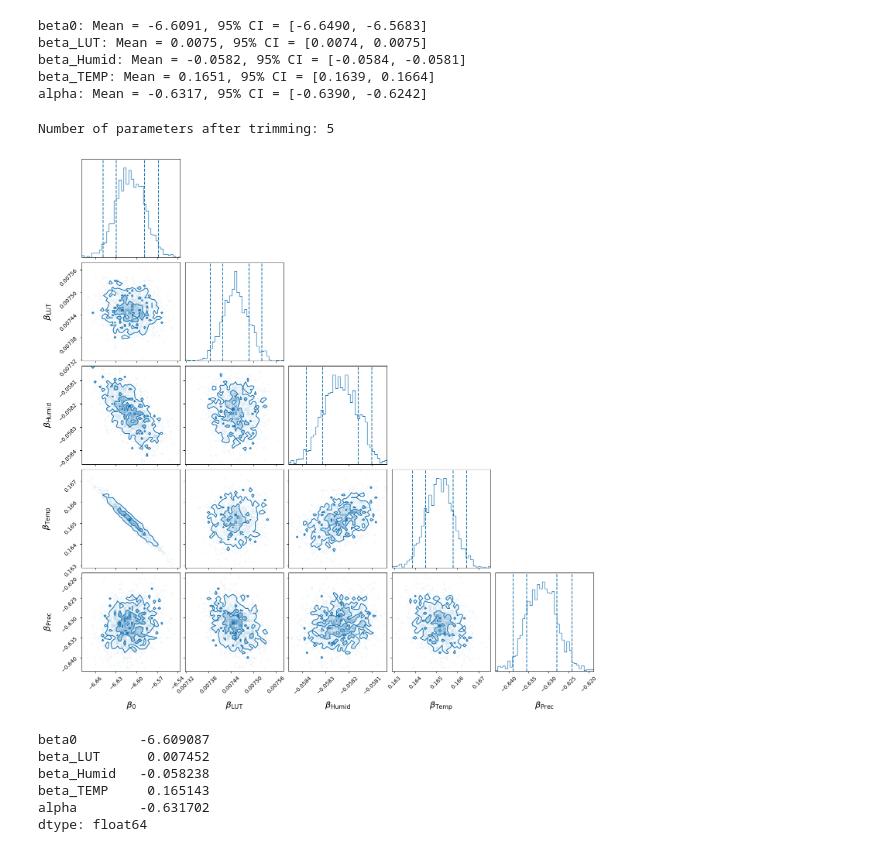
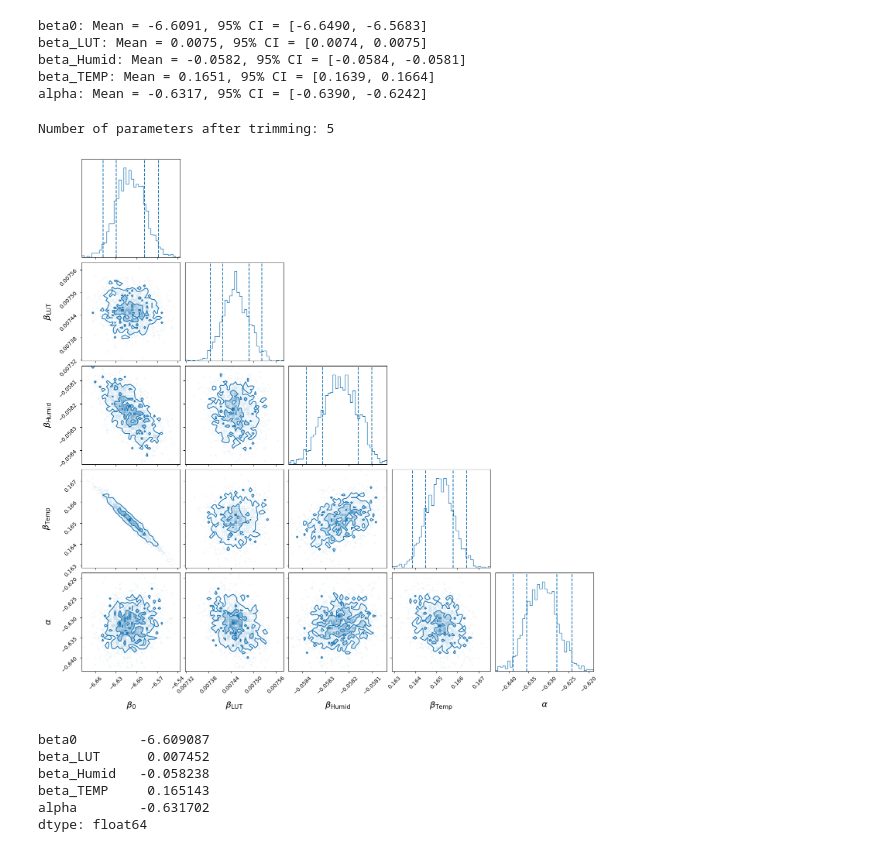
Before and after one commit to nviebig/Bayesian-SpatioTemporal-Modeling, a Jupyter notebook: Code/Small_Analysis.ipynb, the cells around one changed output. Saved outputs shown, nothing was run; the diff lists cells and outputs as text; code cells hidden in the pictures.

```diff
--- a/Code/Small_Analysis.ipynb
+++ b/Code/Small_Analysis.ipynb
@@ -111,38 +111,38 @@ data_trimmed = data.iloc[:-1000].copy()
 
 
 # Save the cleaned and reduced data for reference (optional)
-np.savetxt("samples_big_no_phi_delta11_01_cleaned_reduced.csv", data_trimmed.values, delimiter=",")
+np.savetxt("csv/samples_big_no_phi_delta11_01_cleaned_reduced.csv", data_trimmed.values, delimiter=",")
 
 # Calculate parameter means for the trimmed data
 params_means_trimmed = data_trimmed.mean(axis=0)
 print("Number of parameters after trimming:", len(params_means_trimmed))
 
 # Update labels to exclude `rho_slo` and `rho_int`
 labels_reduced = [
     r"$\beta_0$", r"$\beta_{\text{LUT}}$", r"$\beta_{\text{Humid}}$", r"$\beta_{\text{Temp}}$",
-    r"$\beta_{\text{Prec}}$", r"$\beta_{\text{Speed}}$", r"$\alpha$",
-    r"$\tau_{\text{int}}$", r"$\tau_{\text{slo}}$"
+     r"$\alpha$",
+
 ]
 
 # Create the corner plot
 fig = plt.figure(figsize=(15, 15))
 fig = corner.corner(
     data_trimmed.values, bins=40, labels=labels_reduced, color="C0",
     levels=1-np.exp(-0.5*np.array([1, 2])**2),
     quantiles=[0.025, 0.16, 0.84, 0.975],
     fig=fig, label_kwargs={"fontsize": 16}
 )
 
 # Add a legend
 fig.get_axes()[0].plot([], [], c="C0", label="Samples from the posterior")
-fig.savefig("img/Small_Analysis/corner_small_reduced.png", format="png")
+fig.savefig("img/corner_small_reduced.png", format="png")
 
 plt.show()
 
 params_means_trimmed
 # %% [output]
 Number of parameters after trimming: 5
-[figure, old version]
+[figure, new version]
 beta0        -6.609087
 beta_LUT      0.007452
 beta_Humid   -0.058238
```
Also changed, not shown: parts of 1 cell of this notebook, 7 other files.
